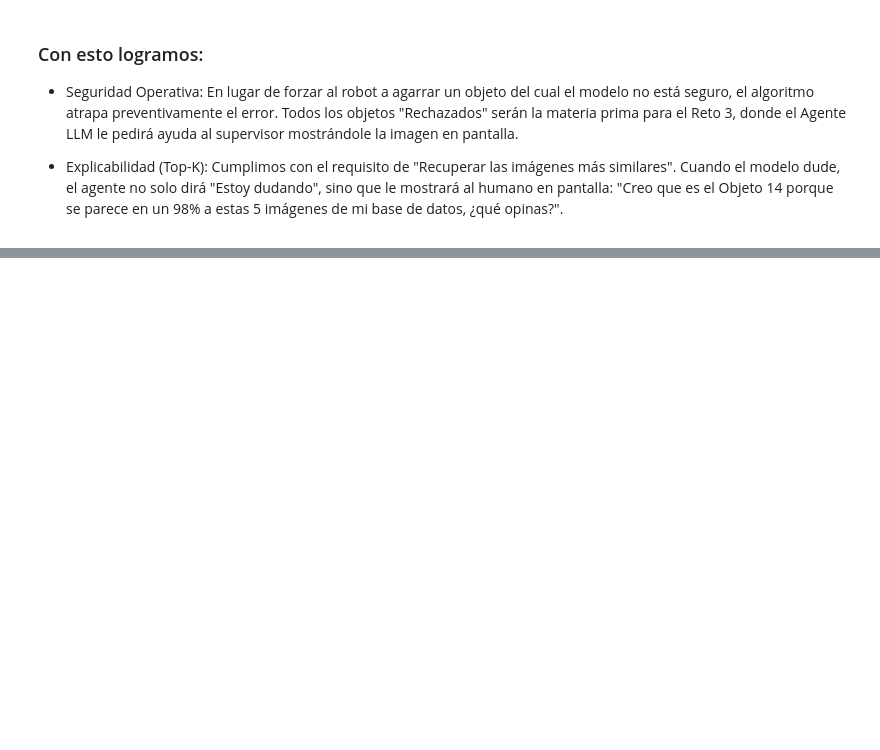
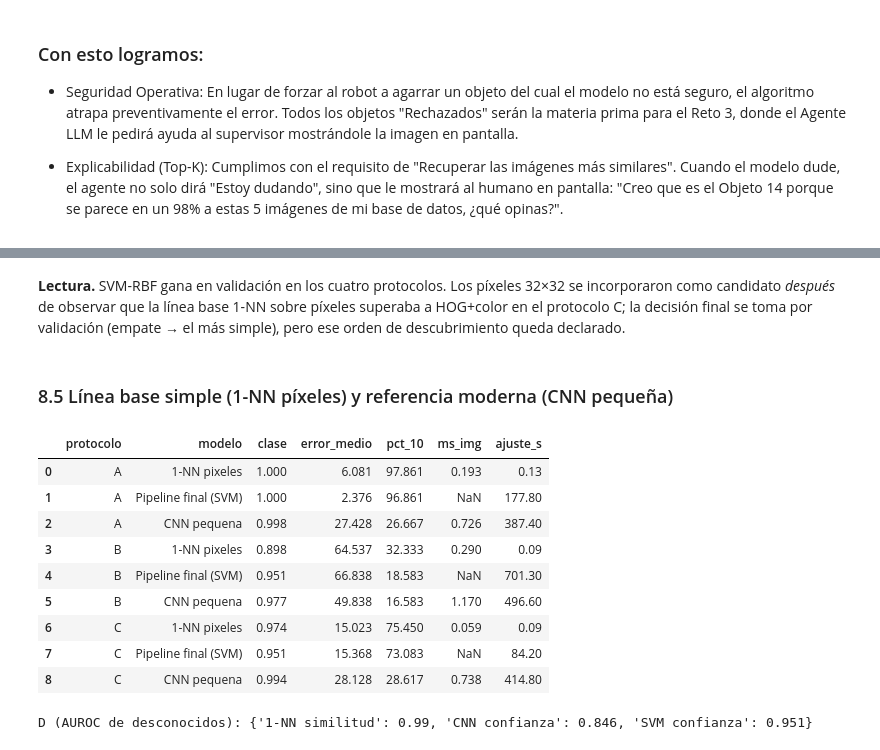
Before and after one commit to jigarzong/IndraVAG, a Jupyter notebook: notebooks/Indra_MLModel_Vision.ipynb, the cells around one changed output, grey strips where cells are left out. Drawn from its saved outputs; the diff is of its cells as text; code cells hidden in the pictures; blank space fills up the shorter version.

```diff
--- a/notebooks/Indra_MLModel_Vision.ipynb
+++ b/notebooks/Indra_MLModel_Vision.ipynb
@@ -546,0 +660,25 @@ for i, res in enumerate(similares):
+# %% [markdown]
+**Lectura.** SVM-RBF gana en validación en los cuatro protocolos. Los píxeles 32×32 se incorporaron como candidato *después* de observar que la línea base 1-NN sobre píxeles superaba a HOG+color en el protocolo C; la decisión final se toma por validación (empate → el más simple), pero ese orden de descubrimiento queda declarado.
+# %% [markdown]
+### 8.5 Línea base simple (1-NN píxeles) y referencia moderna (CNN pequeña)
+# %%
+nn = json.load(open("results/baseline_nn_ABCD.json")); cnn = json.load(open("results/baseline_cnn_ABCD.json"))
+rows = []
+for p in "ABC":
+    svm = dict(acc_clase=R[p]["test"]["acc_clase"], mae_angulo=R[p]["test"]["mae_angulo"], pct_dentro_10=R[p]["test"]["pct_dentro_10"], ms_por_imagen=np.nan, t_ajuste_s=R[p]["t_total_s"])
+    for nombre, r in (("1-NN pixeles", nn[p]), ("Pipeline final (SVM)", svm), ("CNN pequena", cnn[p])):
+        rows.append(dict(protocolo=p, modelo=nombre, clase=r["acc_clase"], error_medio=r["mae_angulo"], pct_10=r["pct_dentro_10"], ms_img=r["ms_por_imagen"], ajuste_s=r["t_ajuste_s"]))
+display(pd.DataFrame(rows).round(3))
+print("D (AUROC de desconocidos):", {"1-NN similitud": round(nn["D"]["auroc_similitud"], 3), "CNN confianza": round(cnn["D"]["auroc_conf"], 3), "SVM confianza": round(R["D"]["test"]["auroc_conf"], 3)})
+# %% [output]
+|  | protocolo | modelo | clase | error_medio | pct_10 | ms_img | ajuste_s |
+| 0 | A | 1-NN pixeles | 1.000 | 6.081 | 97.861 | 0.193 | 0.13 |
+| 1 | A | Pipeline final (SVM) | 1.000 | 2.376 | 96.861 | NaN | 177.80 |
+| 2 | A | CNN pequena | 0.998 | 27.428 | 26.667 | 0.726 | 387.40 |
+| 3 | B | 1-NN pixeles | 0.898 | 64.537 | 32.333 | 0.290 | 0.09 |
+| 4 | B | Pipeline final (SVM) | 0.951 | 66.838 | 18.583 | NaN | 701.30 |
+| 5 | B | CNN pequena | 0.977 | 49.838 | 16.583 | 1.170 | 496.60 |
+| 6 | C | 1-NN pixeles | 0.974 | 15.023 | 75.450 | 0.059 | 0.09 |
+| 7 | C | Pipeline final (SVM) | 0.951 | 15.368 | 73.083 | NaN | 84.20 |
+| 8 | C | CNN pequena | 0.994 | 28.128 | 28.617 | 0.738 | 414.80 |
+D (AUROC de desconocidos): {'1-NN similitud': 0.99, 'CNN confianza': 0.846, 'SVM confianza': 0.951}
```
Also changed, not shown: parts of 22 cells of this notebook, 59 other files.
